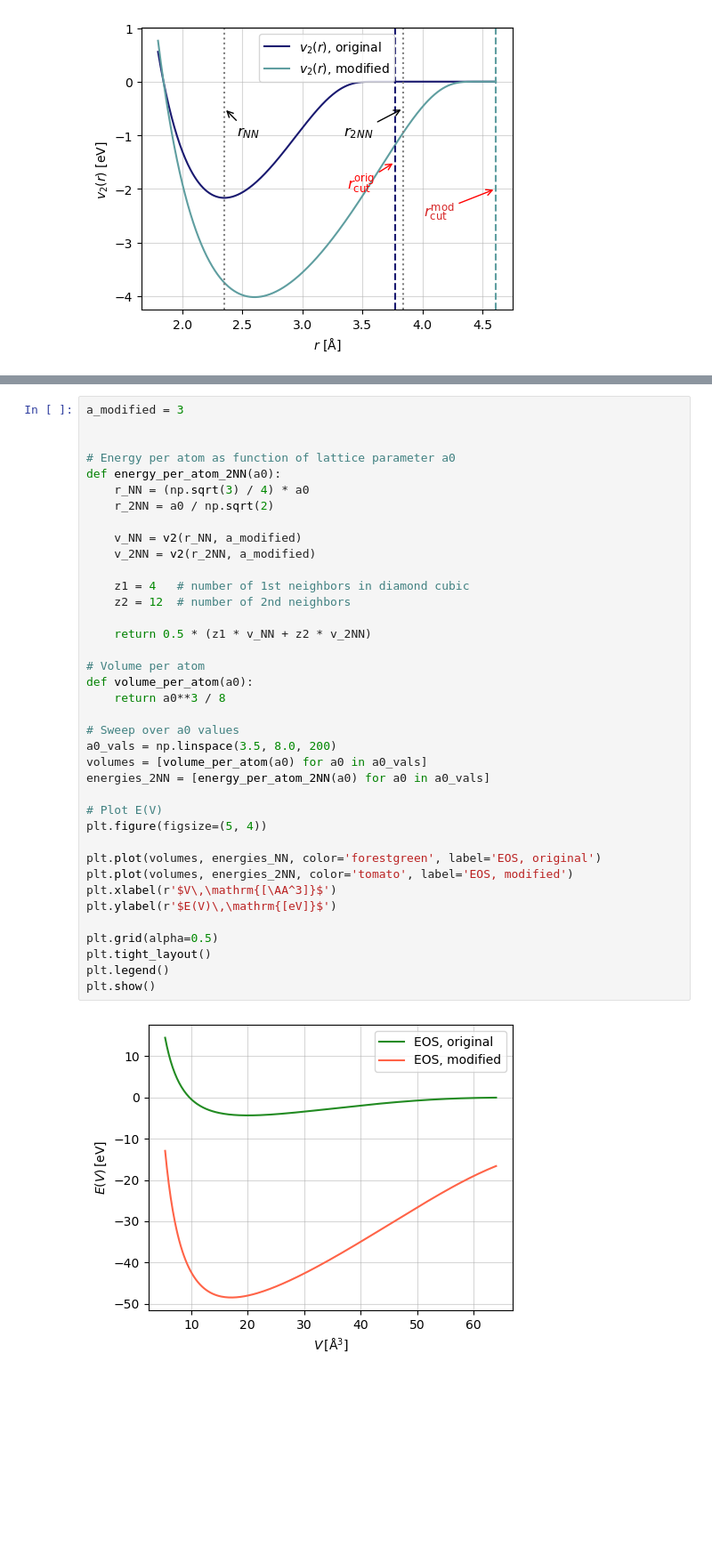
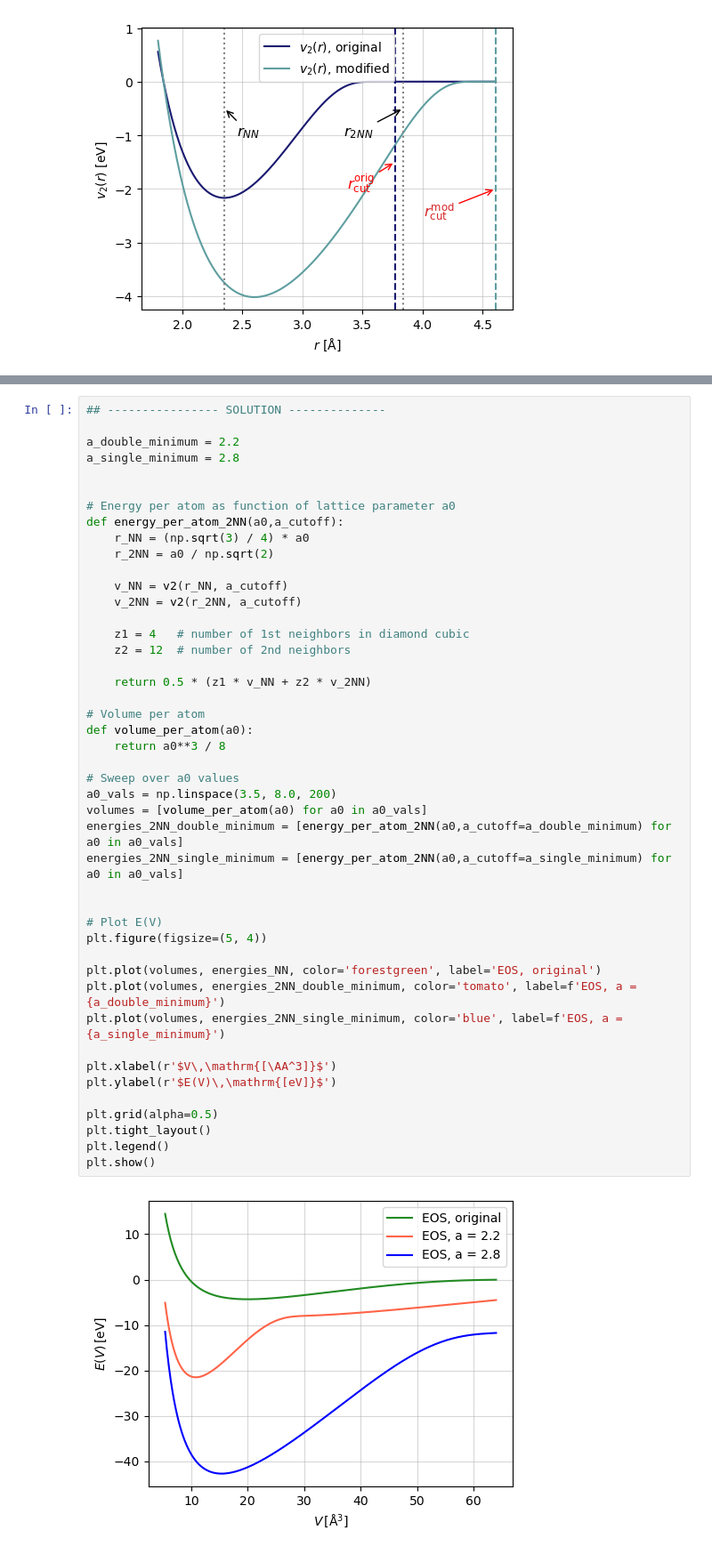
Before and after one commit to pyracetamol/tmms_2025, a Jupyter notebook: 03_stillinger_weber/sw_solved.ipynb, the cells around one changed output, grey strips where cells are left out. Shown at 89% size. Drawn from its saved outputs; the diff is of its cells as text; blank space fills up the shorter version.

Commit message:
revise and delete solutions

```diff
--- a/03_stillinger_weber/sw_solved.ipynb
+++ b/03_stillinger_weber/sw_solved.ipynb
@@ -446,41 +463,48 @@ The underlying issue is that **the EOS only makes sense when the local bonding c
 > A model is only valid within the assumptions it was built on. If you change those assumptions, you may still get plots and numbers, but they might no longer reflect anything physically meaningful.
 # %%
-a_modified = 3
+## ---------------- SOLUTION --------------
+
+a_double_minimum = 2.2
+a_single_minimum = 2.8
 
 
 # Energy per atom as function of lattice parameter a0
-def energy_per_atom_2NN(a0):
+def energy_per_atom_2NN(a0,a_cutoff):
     r_NN = (np.sqrt(3) / 4) * a0
     r_2NN = a0 / np.sqrt(2)
 
-    v_NN = v2(r_NN, a_modified)
-    v_2NN = v2(r_2NN, a_modified)
+    v_NN = v2(r_NN, a_cutoff)
+    v_2NN = v2(r_2NN, a_cutoff)
 
     z1 = 4   # number of 1st neighbors in diamond cubic
     z2 = 12  # number of 2nd neighbors
 
     return 0.5 * (z1 * v_NN + z2 * v_2NN)
 
 # Volume per atom
 def volume_per_atom(a0):
     return a0**3 / 8
 
 # Sweep over a0 values
 a0_vals = np.linspace(3.5, 8.0, 200)
 volumes = [volume_per_atom(a0) for a0 in a0_vals]
-energies_2NN = [energy_per_atom_2NN(a0) for a0 in a0_vals]
+energies_2NN_double_minimum = [energy_per_atom_2NN(a0,a_cutoff=a_double_minimum) for a0 in a0_vals]
+energies_2NN_single_minimum = [energy_per_atom_2NN(a0,a_cutoff=a_single_minimum) for a0 in a0_vals]
+
 
 # Plot E(V)
 plt.figure(figsize=(5, 4))
 
 plt.plot(volumes, energies_NN, color='forestgreen', label='EOS, original')
-plt.plot(volumes, energies_2NN, color='tomato', label='EOS, modified')
+plt.plot(volumes, energies_2NN_double_minimum, color='tomato', label=f'EOS, a = {a_double_minimum}')
+plt.plot(volumes, energies_2NN_single_minimum, color='blue', label=f'EOS, a = {a_single_minimum}')
+
 plt.xlabel(r'$V\,\mathrm{[\AA^3]}$')
 plt.ylabel(r'$E(V)\,\mathrm{[eV]}$')
 
 plt.grid(alpha=0.5)
 plt.tight_layout()
 plt.legend()
 plt.show()
 # %% [output]
-[figure, old version]
+[figure, new version]
```
Also changed, not shown: parts of 2 cells of this notebook, 1 other file.
